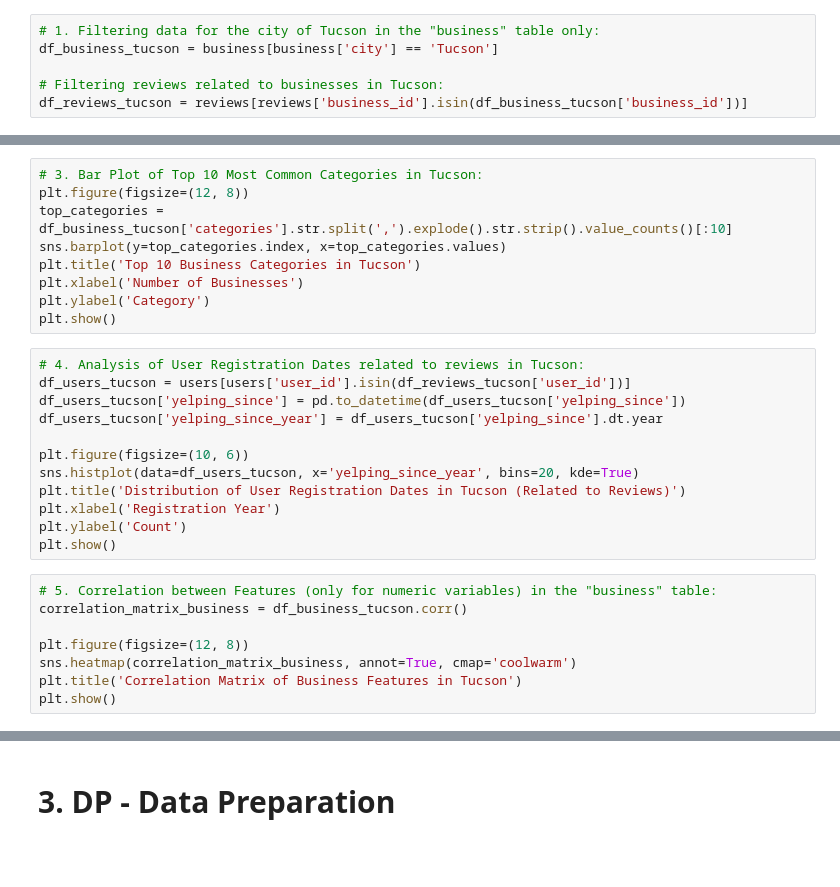
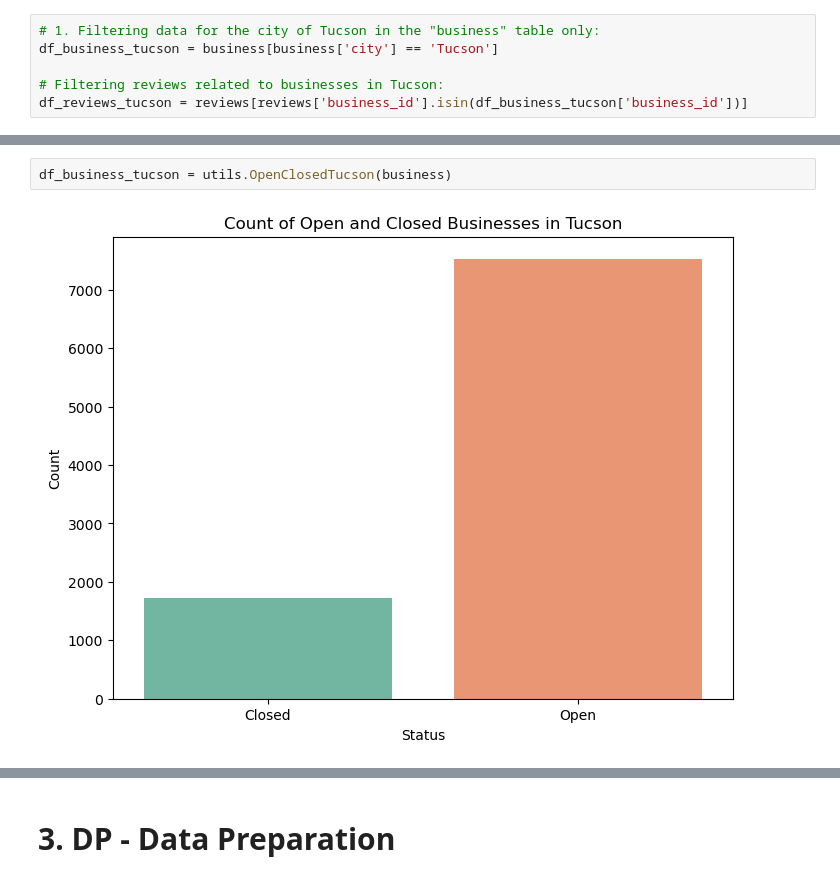
Before and after one commit to PPortela00/Recommendation-System---, a Jupyter notebook: notebook.ipynb, the cells around one changed output, grey strips where cells are left out. Cells and saved outputs as stored; diff of their text form; blank space fills up the shorter version.

```diff
--- a/notebook.ipynb
+++ b/notebook.ipynb
@@ -144,29 +129,4 @@ plt.show()
-# %%
-# 3. Bar Plot of Top 10 Most Common Categories in Tucson:
-plt.figure(figsize=(12, 8))
-top_categories = df_business_tucson['categories'].str.split(',').explode().str.strip().value_counts()[:10]
-sns.barplot(y=top_categories.index, x=top_categories.values)
-plt.title('Top 10 Business Categories in Tucson')
-plt.xlabel('Number of Businesses')
-plt.ylabel('Category')
-plt.show()
-# %%
-# 4. Analysis of User Registration Dates related to reviews in Tucson:
-df_users_tucson = users[users['user_id'].isin(df_reviews_tucson['user_id'])]
-df_users_tucson['yelping_since'] = pd.to_datetime(df_users_tucson['yelping_since'])
-df_users_tucson['yelping_since_year'] = df_users_tucson['yelping_since'].dt.year
-
-plt.figure(figsize=(10, 6))
-sns.histplot(data=df_users_tucson, x='yelping_since_year', bins=20, kde=True)
-plt.title('Distribution of User Registration Dates in Tucson (Related to Reviews)')
-plt.xlabel('Registration Year')
-plt.ylabel('Count')
-plt.show()
-# %%
-# 5. Correlation between Features (only for numeric variables) in the "business" table:
-correlation_matrix_business = df_business_tucson.corr()
-
-plt.figure(figsize=(12, 8))
-sns.heatmap(correlation_matrix_business, annot=True, cmap='coolwarm')
-plt.title('Correlation Matrix of Business Features in Tucson')
-plt.show()
+# %%
+df_business_tucson = utils.OpenClosedTucson(business)
+# %% [output]
+[figure, added]
```
Also changed, not shown: parts of 16 cells of this notebook, 1 other file.
